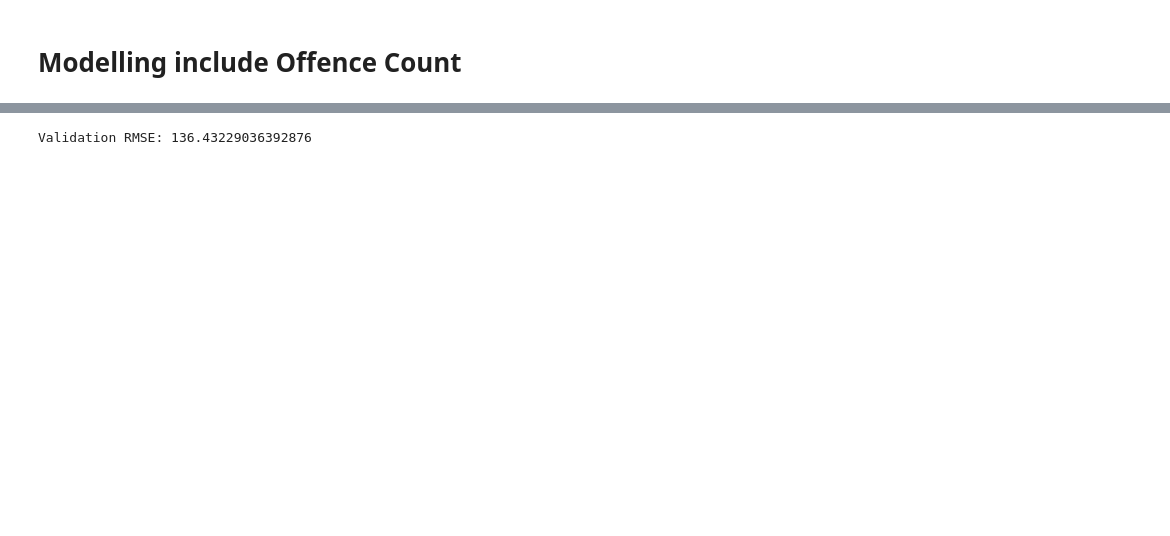
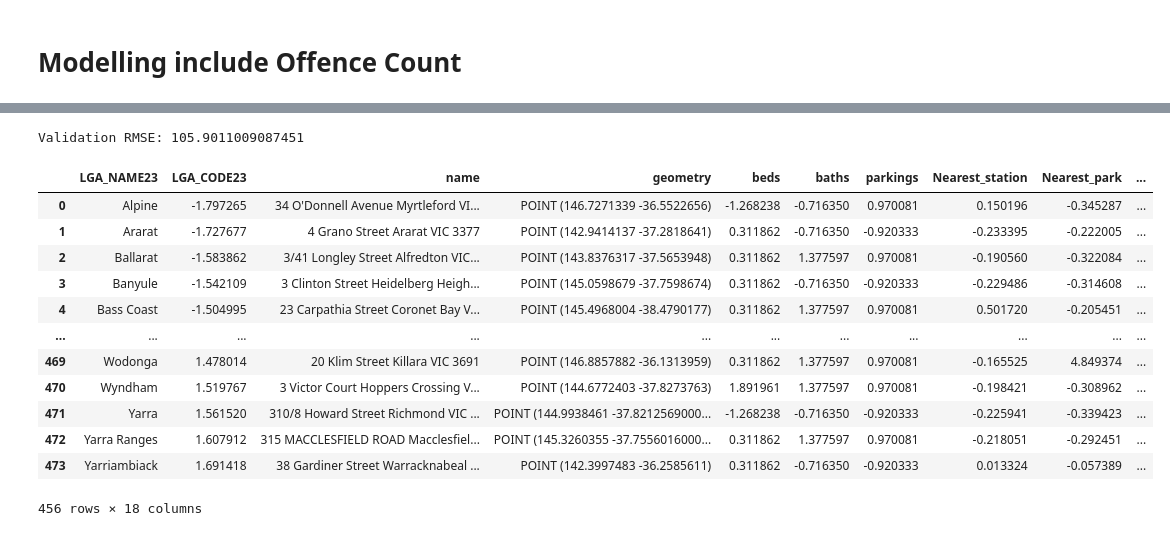
Before and after one commit to HenrikHao/real-estate-industry-project, a Jupyter notebook: notebooks/feature_prediction.ipynb, the cells around one changed output, grey strips where cells are left out. Saved outputs shown, nothing was run; the diff lists cells and outputs as text; code cells hidden in the pictures; blank space fills up the shorter version.

```diff
--- a/notebooks/feature_prediction.ipynb
+++ b/notebooks/feature_prediction.ipynb
@@ -271,13 +272,29 @@ pipeline = Pipeline(steps=[
 ])
 
 # Train the model using the scaled data
-pipeline.fit(X_train_scaled, y_train_subset)
+pipeline.fit(X_train_subset, y_train_subset)
 
 # Predict on the scaled validation set
-val_preds = pipeline.predict(X_val_scaled)
+val_preds = pipeline.predict(X_val)
 
 # Compute RMSE for the validation set
 rmse_val = mean_squared_error(y_val, val_preds, squared=False)
 print(f"Validation RMSE: {rmse_val}")
 # %% [output]
-Validation RMSE: 136.43229036392876
+Validation RMSE: 105.9011009087451
+# %%
+X_train_scaled
+# %% [output]
+|  | LGA_NAME23 | LGA_CODE23 | name | geometry | beds | baths | parkings | Nearest_station | Nearest_park | ... |
+| 0 | Alpine | -1.797265 | 34 O'Donnell Avenue Myrtleford VI... | POINT (146.7271339 -36.5522656) | -1.268238 | -0.716350 | 0.970081 | 0.150196 | -0.345287 | ... |
+| 1 | Ararat | -1.727677 | 4 Grano Street Ararat VIC 3377 | POINT (142.9414137 -37.2818641) | 0.311862 | -0.716350 | -0.920333 | -0.233395 | -0.222005 | ... |
+| 2 | Ballarat | -1.583862 | 3/41 Longley Street Alfredton VIC... | POINT (143.8376317 -37.5653948) | 0.311862 | 1.377597 | 0.970081 | -0.190560 | -0.322084 | ... |
+| 3 | Banyule | -1.542109 | 3 Clinton Street Heidelberg Heigh... | POINT (145.0598679 -37.7598674) | 0.311862 | -0.716350 | -0.920333 | -0.229486 | -0.314608 | ... |
+| 4 | Bass Coast | -1.504995 | 23 Carpathia Street Coronet Bay V... | POINT (145.4968004 -38.4790177) | 0.311862 | 1.377597 | 0.970081 | 0.501720 | -0.205451 | ... |
+| ... | ... | ... | ... | ... | ... | ... | ... | ... | ... | ... |
+| 469 | Wodonga | 1.478014 | 20 Klim Street Killara VIC 3691 | POINT (146.8857882 -36.1313959) | 0.311862 | 1.377597 | 0.970081 | -0.165525 | 4.849374 | ... |
+| 470 | Wyndham | 1.519767 | 3 Victor Court Hoppers Crossing V... | POINT (144.6772403 -37.8273763) | 1.891961 | 1.377597 | 0.970081 | -0.198421 | -0.308962 | ... |
+| 471 | Yarra | 1.561520 | 310/8 Howard Street Richmond VIC ... | POINT (144.9938461 -37.8212569000... | -1.268238 | -0.716350 | -0.920333 | -0.225941 | -0.339423 | ... |
+| 472 | Yarra Ranges | 1.607912 | 315 MACCLESFIELD ROAD Macclesfiel... | POINT (145.3260355 -37.7556016000... | 0.311862 | 1.377597 | 0.970081 | -0.218051 | -0.292451 | ... |
+| 473 | Yarriambiack | 1.691418 | 38 Gardiner Street Warracknabeal ... | POINT (142.3997483 -36.2585611) | 0.311862 | -0.716350 | -0.920333 | 0.013324 | -0.057389 | ... |
+456 rows × 18 columns
```
Also changed, not shown: parts of 22 cells of this notebook, 9 other files.
